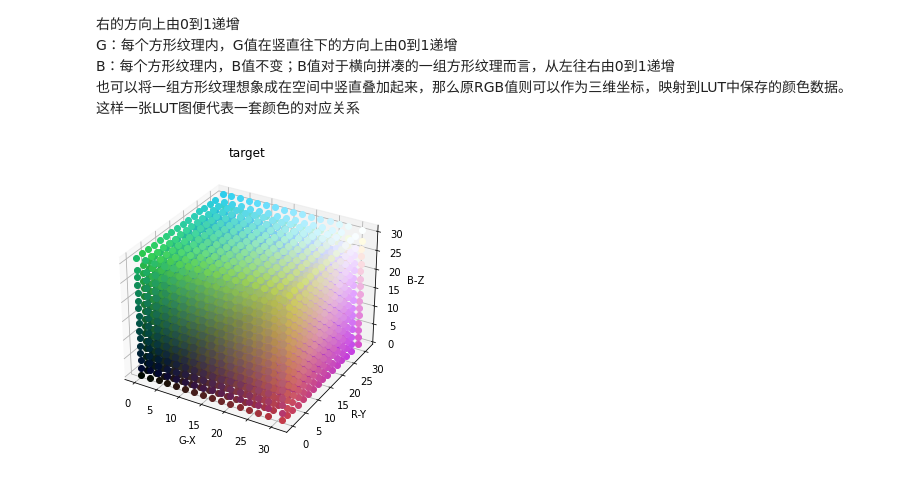
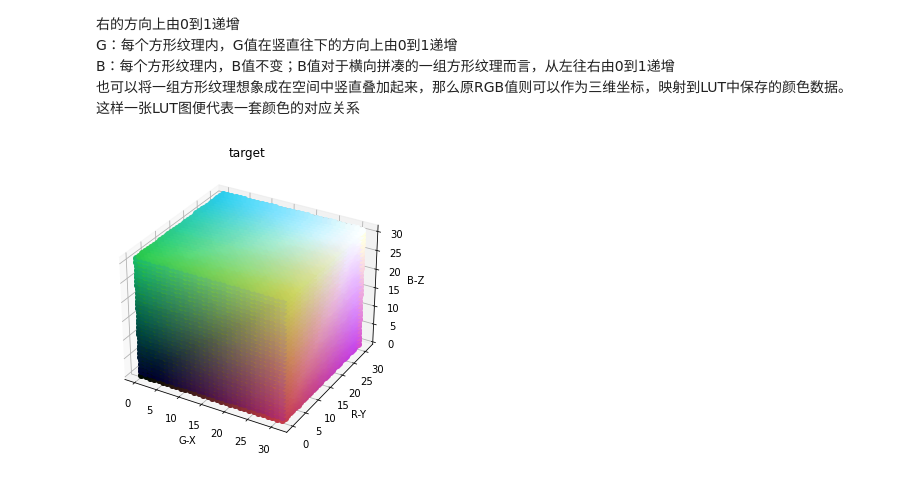
Before and after one commit to zengbaocheng-996/GAMES104-Modern-Game-Engine-Methodology, a Jupyter notebook: 07/lut_visualize/lut_visualize.ipynb, the cells around one changed output. Saved outputs shown, nothing was run; the diff lists cells and outputs as text; code cells hidden in the pictures.

```diff
--- a/07/lut_visualize/lut_visualize.ipynb
+++ b/07/lut_visualize/lut_visualize.ipynb
@@ -41,19 +42,20 @@ B：每个方形纹理内，B值不变；B值对于横向拼凑的一组方形
 # %%
 fig = plt.figure()
 ax = Axes3D(fig)
-size = 16
+size = 32
 points = np.linspace(0, 31, size).astype(np.int32)
 for z in points:
     for y in points:
         for x in points:
             x1 = x
             y1 = y + 32 * z
             current_rgb = img[x1][y1]
+#             print(current_rgb[0], current_rgb[1],current_rgb[2])
             ax.plot([x], [y], [z], "ro", color=(current_rgb[1] / 255, current_rgb[0] / 255, current_rgb[2] / 255, 1))
 ax.set_zlabel('B-Z')
 ax.set_ylabel('R-Y')
 ax.set_xlabel('G-X')
 plt.title("target")
 plt.show()
 # %% [output]
-[figure, old version]
+[figure, new version]
```
Also changed, not shown: parts of 1 cell of this notebook.
